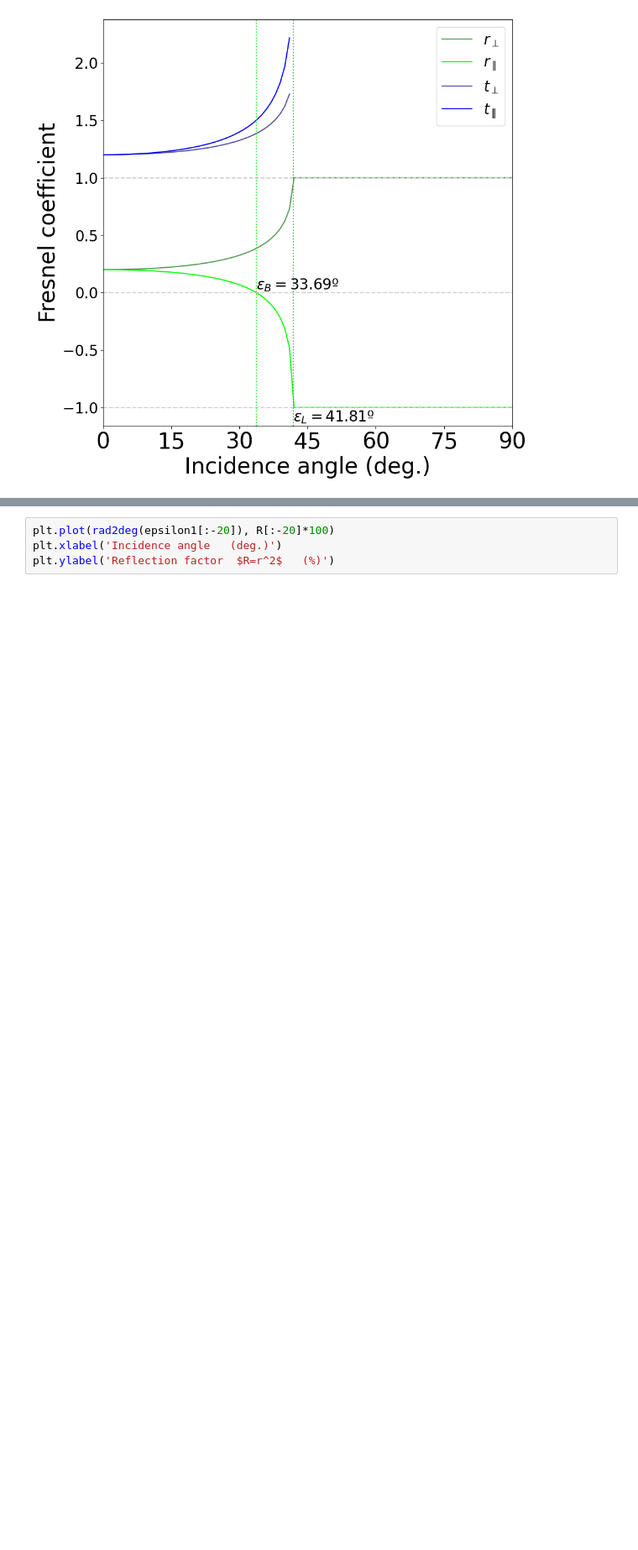
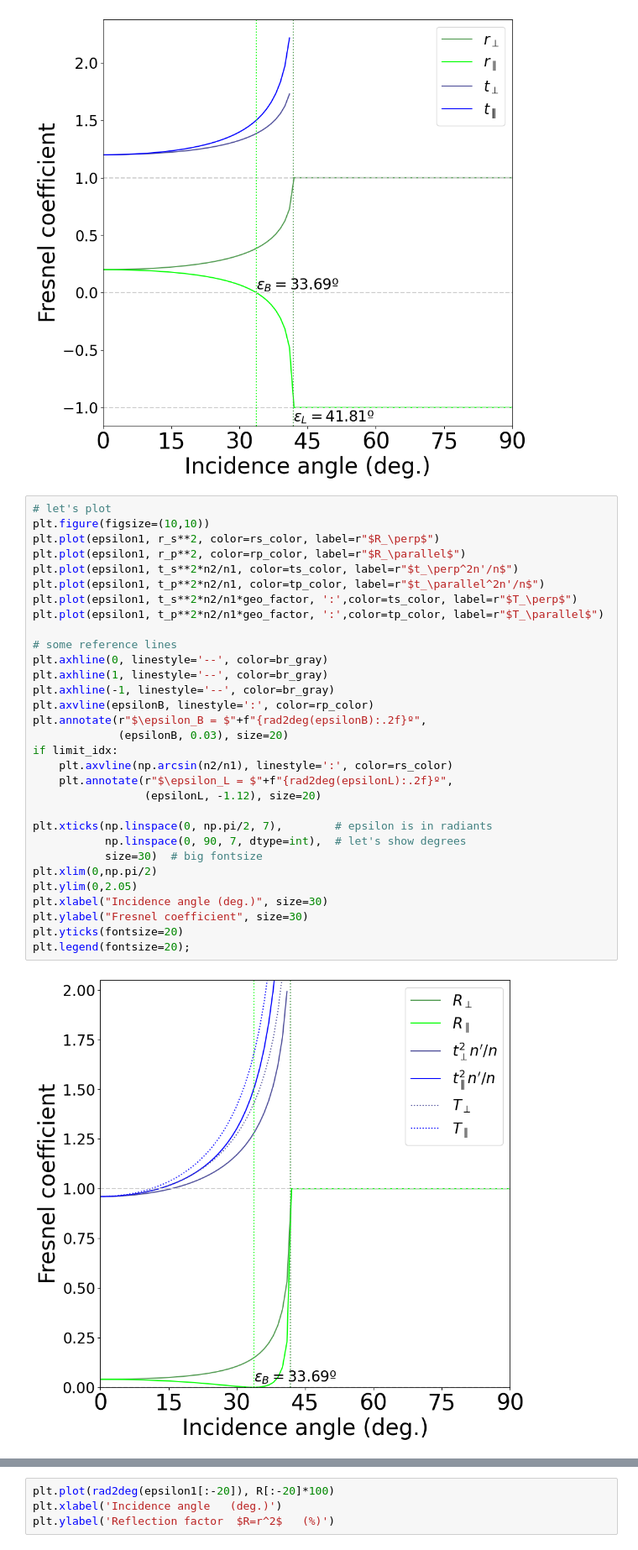
Before and after one commit to opticaUB/Material_Classe, a Jupyter notebook: 23_FresnelCoefFactors.ipynb, the cells around one changed output, grey strips where cells are left out. Shown: that part at 84% size. Saved outputs shown, nothing was run; the diff lists cells and outputs as text; blank space fills up the shorter version.

```diff
--- a/23_FresnelCoefFactors.ipynb
+++ b/23_FresnelCoefFactors.ipynb
@@ -96,6 +96,39 @@ plt.legend(fontsize=20);
 # %% [output]
 resolution in the limit angle: 0.19º
 [figure]
+# %%
+# let's plot
+plt.figure(figsize=(10,10))
+plt.plot(epsilon1, r_s**2, color=rs_color, label=r"$R_\perp$")
+plt.plot(epsilon1, r_p**2, color=rp_color, label=r"$R_\parallel$")
+plt.plot(epsilon1, t_s**2*n2/n1, color=ts_color, label=r"$t_\perp^2n'/n$")
+plt.plot(epsilon1, t_p**2*n2/n1, color=tp_color, label=r"$t_\parallel^2n'/n$")
+plt.plot(epsilon1, t_s**2*n2/n1*geo_factor, ':',color=ts_color, label=r"$T_\perp$")
+plt.plot(epsilon1, t_p**2*n2/n1*geo_factor, ':',color=tp_color, label=r"$T_\parallel$")
+
+# some reference lines
+plt.axhline(0, linestyle='--', color=br_gray)
+plt.axhline(1, linestyle='--', color=br_gray)
+plt.axhline(-1, linestyle='--', color=br_gray)
+plt.axvline(epsilonB, linestyle=':', color=rp_color)
+plt.annotate(r"$\epsilon_B = $"+f"{rad2deg(epsilonB):.2f}º",
+             (epsilonB, 0.03), size=20)
+if limit_idx:
+    plt.axvline(np.arcsin(n2/n1), linestyle=':', color=rs_color)
+    plt.annotate(r"$\epsilon_L = $"+f"{rad2deg(epsilonL):.2f}º",
+                 (epsilonL, -1.12), size=20)
+
+plt.xticks(np.linspace(0, np.pi/2, 7),        # epsilon is in radiants
+           np.linspace(0, 90, 7, dtype=int),  # let's show degrees
+           size=30)  # big fontsize
+plt.xlim(0,np.pi/2)
+plt.ylim(0,2.05)
+plt.xlabel("Incidence angle (deg.)", size=30)
+plt.ylabel("Fresnel coefficient", size=30)
+plt.yticks(fontsize=20)
+plt.legend(fontsize=20);
+# %% [output]
+[figure, added]
 # %%
 # Fresnel Factors
 
```
Also changed, not shown: parts of 1 cell of this notebook, 3 other files.
